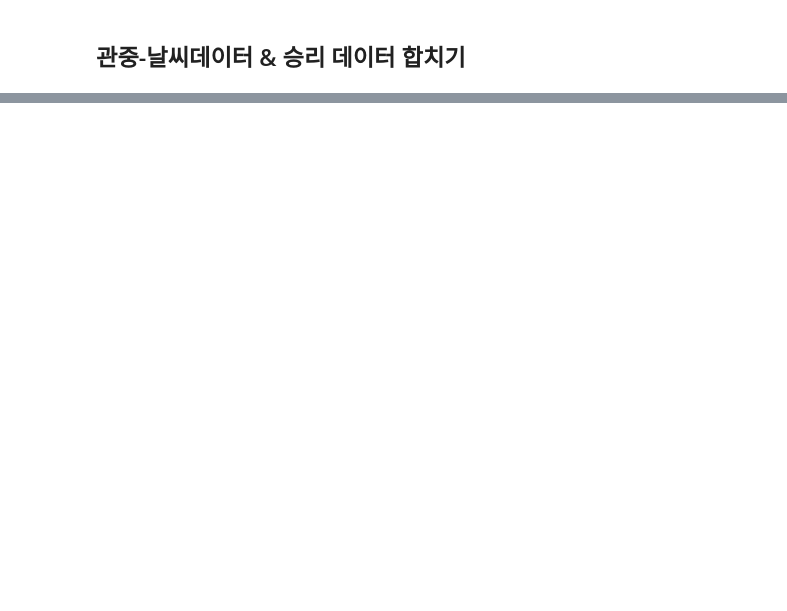
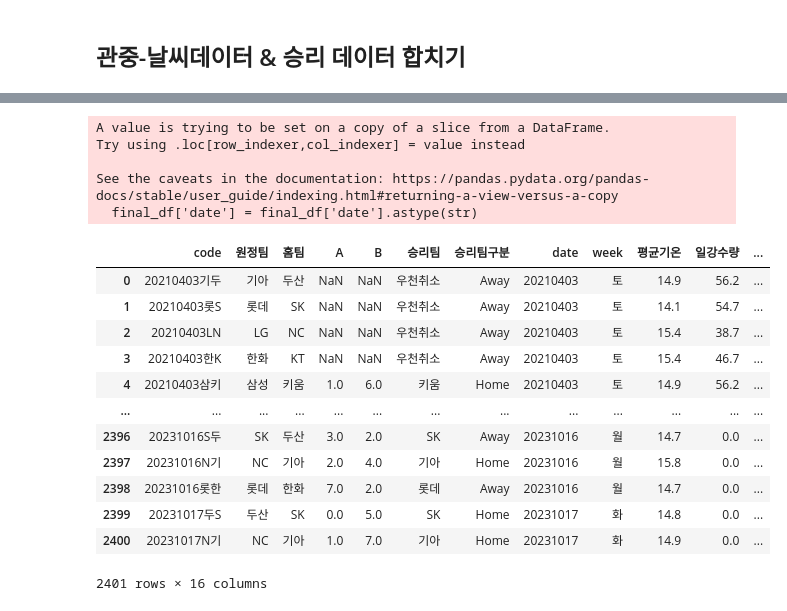
Before and after one commit to persuade39/kbobabo, a Jupyter notebook: final_eda_data.ipynb, the cells around one changed output, grey strips where cells are left out. Saved outputs shown, nothing was run; the diff lists cells and outputs as text; code cells hidden in the pictures; blank space fills up the shorter version.

```diff
--- a/final_eda_data.ipynb
+++ b/final_eda_data.ipynb
@@ -198,0 +196,27 @@ final_eda_data.to_csv('final_eda_data.csv')
+# %%
+cond_eda = ['code', '원정팀', '홈팀', 'A', 'B', '승리팀', '승리팀구분', 'date', 'week', '평균기온', '일강수량', '풍속', '습도', '경기장', '지점명']
+final_df = eda_data[cond_eda]
+
+final_df['date'] = final_df['date'].astype(str)
+final_df['year'] = final_df['date'].str[:4]
+
+final_df
+# %% [output]
+A value is trying to be set on a copy of a slice from a DataFrame.
+Try using .loc[row_indexer,col_indexer] = value instead
+
+See the caveats in the documentation: https://pandas.pydata.org/pandas-docs/stable/user_guide/indexing.html#returning-a-view-versus-a-copy
+  final_df['date'] = final_df['date'].astype(str)
+|  | code | 원정팀 | 홈팀 | A | B | 승리팀 | 승리팀구분 | date | week | 평균기온 | 일강수량 | ... |
+| 0 | 20210403기두 | 기아 | 두산 | NaN | NaN | 우천취소 | Away | 20210403 | 토 | 14.9 | 56.2 | ... |
+| 1 | 20210403롯S | 롯데 | SK | NaN | NaN | 우천취소 | Away | 20210403 | 토 | 14.1 | 54.7 | ... |
+| 2 | 20210403LN | LG | NC | NaN | NaN | 우천취소 | Away | 20210403 | 토 | 15.4 | 38.7 | ... |
+| 3 | 20210403한K | 한화 | KT | NaN | NaN | 우천취소 | Away | 20210403 | 토 | 15.4 | 46.7 | ... |
+| 4 | 20210403삼키 | 삼성 | 키움 | 1.0 | 6.0 | 키움 | Home | 20210403 | 토 | 14.9 | 56.2 | ... |
+| ... | ... | ... | ... | ... | ... | ... | ... | ... | ... | ... | ... | ... |
+| 2396 | 20231016S두 | SK | 두산 | 3.0 | 2.0 | SK | Away | 20231016 | 월 | 14.7 | 0.0 | ... |
+| 2397 | 20231016N기 | NC | 기아 | 2.0 | 4.0 | 기아 | Home | 20231016 | 월 | 15.8 | 0.0 | ... |
+| 2398 | 20231016롯한 | 롯데 | 한화 | 7.0 | 2.0 | 롯데 | Away | 20231016 | 월 | 14.7 | 0.0 | ... |
+| 2399 | 20231017두S | 두산 | SK | 0.0 | 5.0 | SK | Home | 20231017 | 화 | 14.8 | 0.0 | ... |
+| 2400 | 20231017N기 | NC | 기아 | 1.0 | 7.0 | 기아 | Home | 20231017 | 화 | 14.9 | 0.0 | ... |
+2401 rows × 16 columns
```
Also changed, not shown: parts of 8 cells of this notebook, 4 other files.
